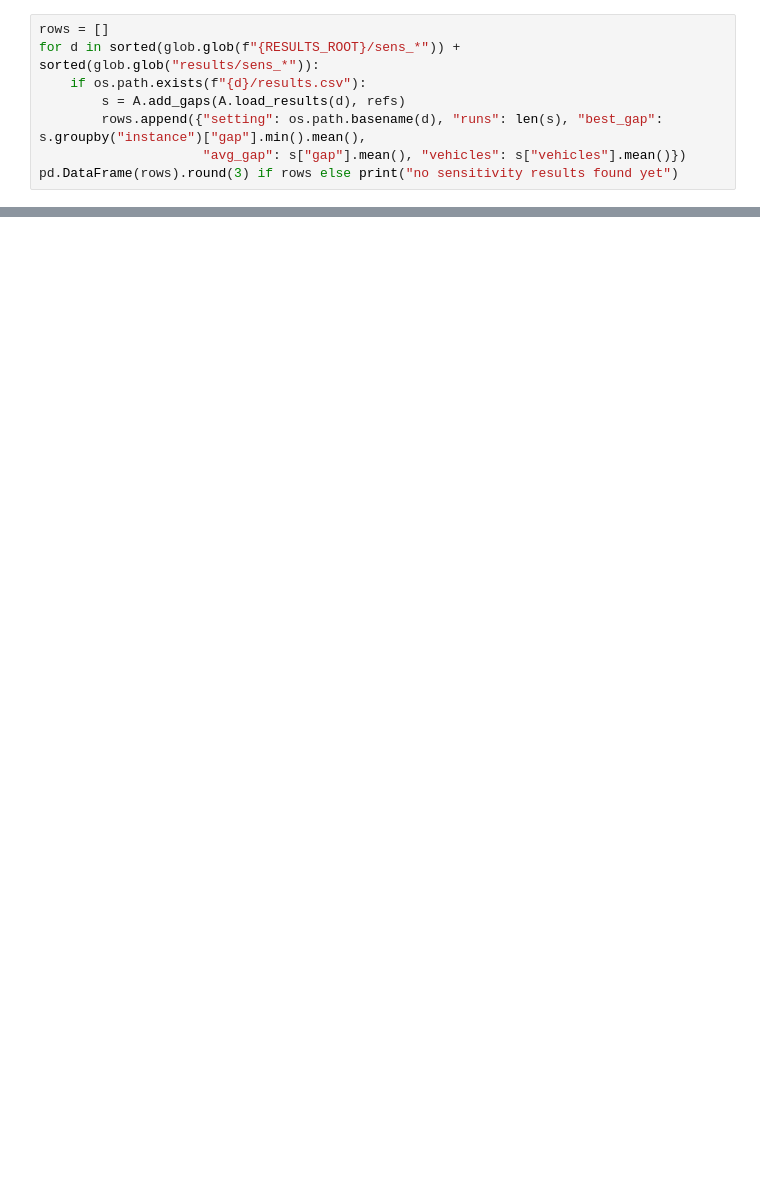
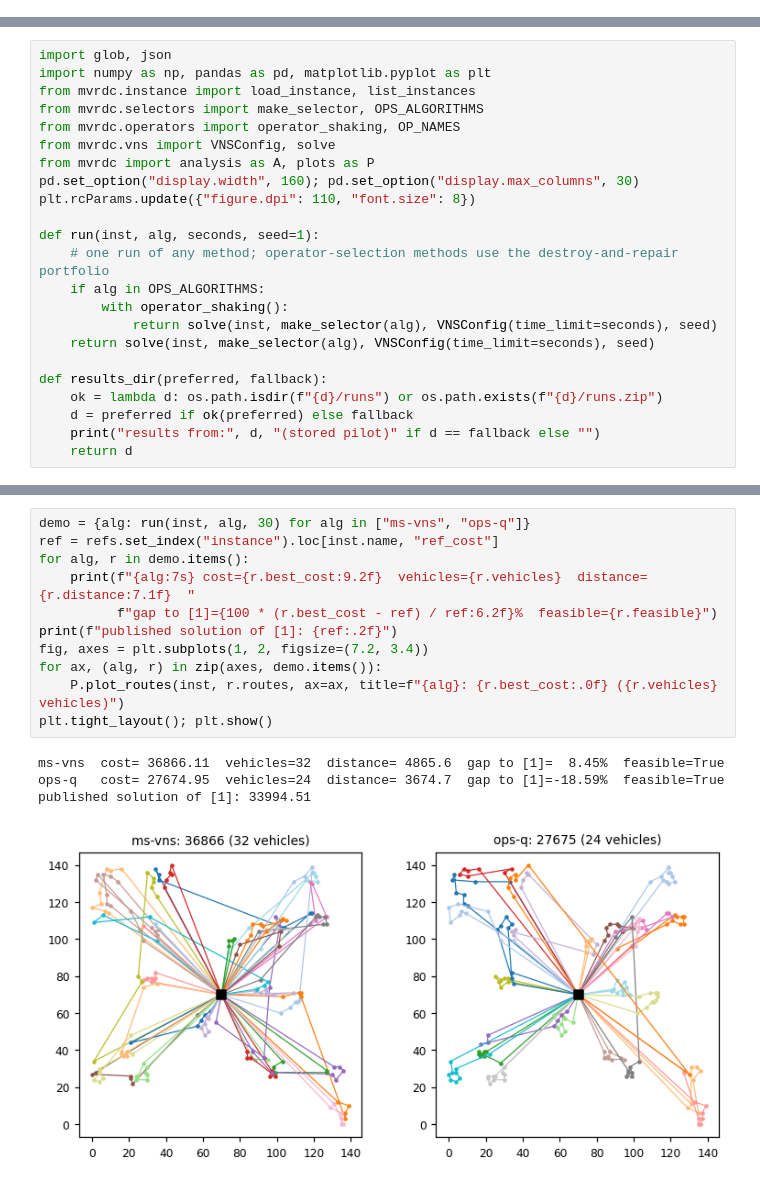
Before and after one commit to SadiaWaseem/571-Project, a Jupyter notebook: notebooks/MVRDC_QVNS.ipynb, the cells around one changed output, grey strips where cells are left out. Cells and saved outputs as stored; diff of their text form; blank space fills up the shorter version.

```diff
--- a/notebooks/MVRDC_QVNS.ipynb
+++ b/notebooks/MVRDC_QVNS.ipynb
@@ -284,8 +0,0 @@ python experiments/run.py --data data/MVRDC --instances "A0-50-*1" --algorithms
-# %%
-rows = []
-for d in sorted(glob.glob(f"{RESULTS_ROOT}/sens_*")) + sorted(glob.glob("results/sens_*")):
-    if os.path.exists(f"{d}/results.csv"):
-        s = A.add_gaps(A.load_results(d), refs)
-        rows.append({"setting": os.path.basename(d), "runs": len(s), "best_gap": s.groupby("instance")["gap"].min().mean(),
-                     "avg_gap": s["gap"].mean(), "vehicles": s["vehicles"].mean()})
-pd.DataFrame(rows).round(3) if rows else print("no sensitivity results found yet")
@@ -332,0 +55,23 @@ small.pivot(index="instance", columns="algorithm", values="gap").round(3)
+# %%
+import glob, json
+import numpy as np, pandas as pd, matplotlib.pyplot as plt
+from mvrdc.instance import load_instance, list_instances
+from mvrdc.selectors import make_selector, OPS_ALGORITHMS
+from mvrdc.operators import operator_shaking, OP_NAMES
+from mvrdc.vns import VNSConfig, solve
+from mvrdc import analysis as A, plots as P
+pd.set_option("display.width", 160); pd.set_option("display.max_columns", 30)
+plt.rcParams.update({"figure.dpi": 110, "font.size": 8})
+
+def run(inst, alg, seconds, seed=1):
+    # one run of any method; operator-selection methods use the destroy-and-repair portfolio
+    if alg in OPS_ALGORITHMS:
+        with operator_shaking():
+            return solve(inst, make_selector(alg), VNSConfig(time_limit=seconds), seed)
+    return solve(inst, make_selector(alg), VNSConfig(time_limit=seconds), seed)
+
+def results_dir(preferred, fallback):
+    ok = lambda d: os.path.isdir(f"{d}/runs") or os.path.exists(f"{d}/runs.zip")
+    d = preferred if ok(preferred) else fallback
+    print("results from:", d, "(stored pilot)" if d == fallback else "")
+    return d
@@ -332,0 +151,16 @@ small.pivot(index="instance", columns="algorithm", values="gap").round(3)
+# %%
+demo = {alg: run(inst, alg, 30) for alg in ["ms-vns", "ops-q"]}
+ref = refs.set_index("instance").loc[inst.name, "ref_cost"]
+for alg, r in demo.items():
+    print(f"{alg:7s} cost={r.best_cost:9.2f}  vehicles={r.vehicles}  distance={r.distance:7.1f}  "
+          f"gap to [1]={100 * (r.best_cost - ref) / ref:6.2f}%  feasible={r.feasible}")
+print(f"published solution of [1]: {ref:.2f}")
+fig, axes = plt.subplots(1, 2, figsize=(7.2, 3.4))
+for ax, (alg, r) in zip(axes, demo.items()):
+    P.plot_routes(inst, r.routes, ax=ax, title=f"{alg}: {r.best_cost:.0f} ({r.vehicles} vehicles)")
+plt.tight_layout(); plt.show()
+# %% [output]
+ms-vns  cost= 36866.11  vehicles=32  distance= 4865.6  gap to [1]=  8.45%  feasible=True
+ops-q   cost= 27674.95  vehicles=24  distance= 3674.7  gap to [1]=-18.59%  feasible=True
+published solution of [1]: 33994.51
+[figure, added]
```
Also changed, not shown: parts of 65 cells of this notebook, 11 other files.
